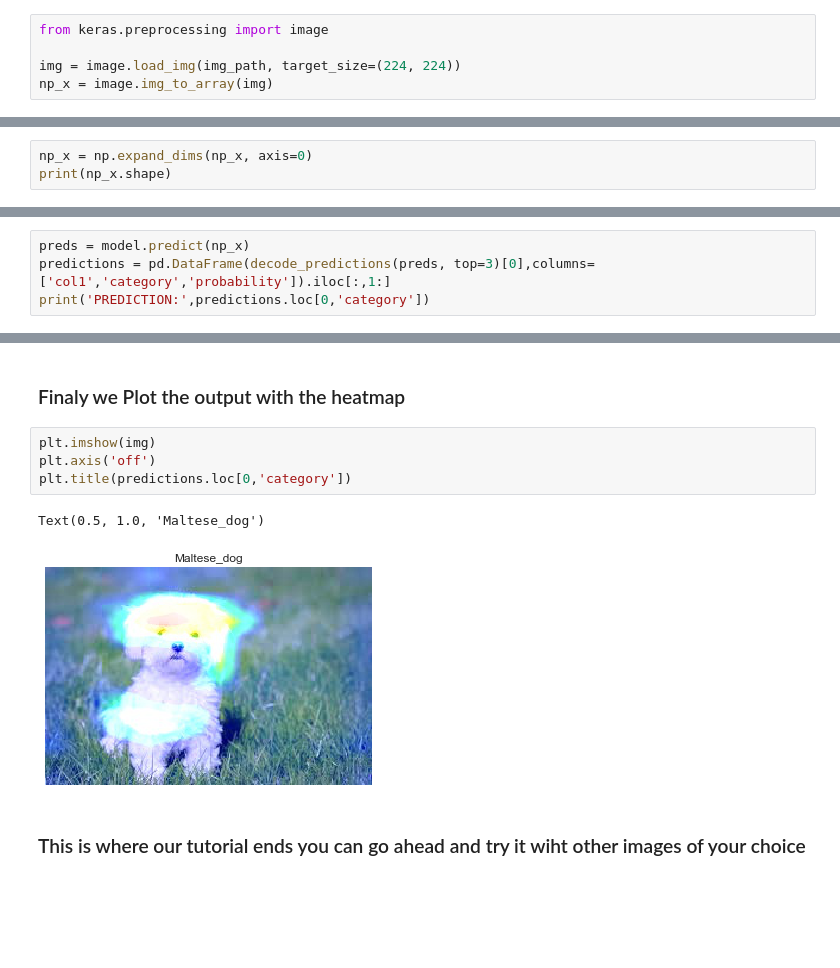
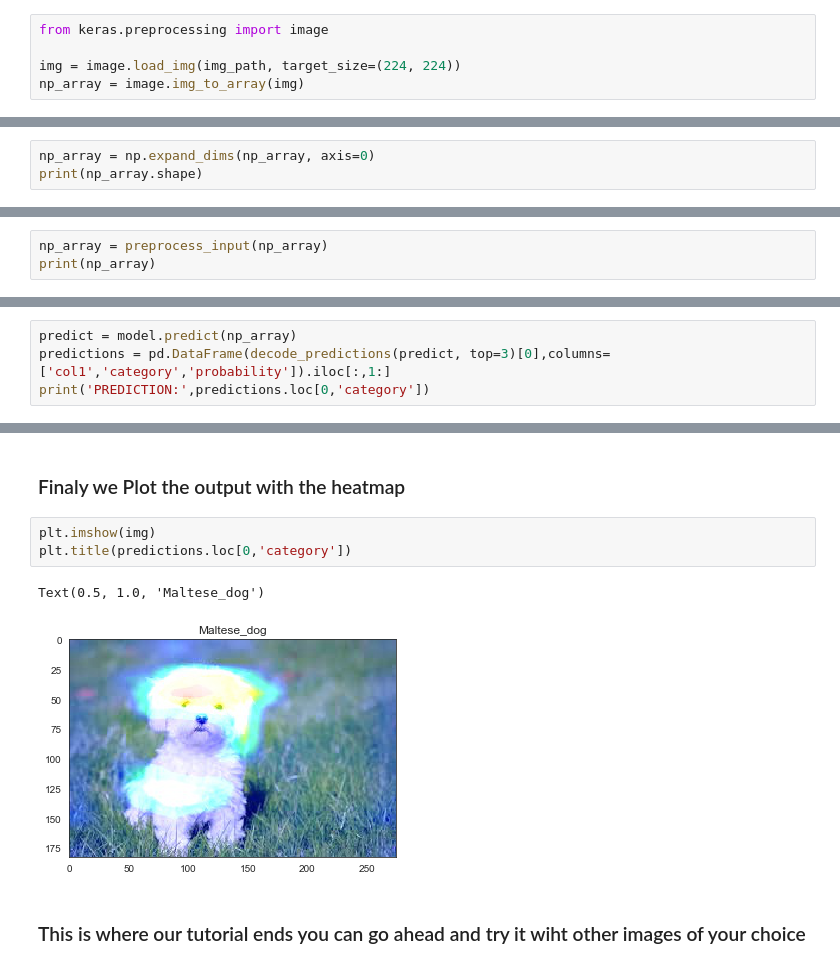
Before and after one commit to Mbah-Javis/How-to-add-activation-heatmaps-to-a-tf.keras-model, a Jupyter notebook: Activation Heatmaps with keras model.ipynb, the cells around one changed output, grey strips where cells are left out. Cells and saved outputs as stored; diff of their text form; blank space fills up the shorter version.

```diff
--- a/Activation Heatmaps with keras model.ipynb
+++ b/Activation Heatmaps with keras model.ipynb
@@ -47,12 +44,12 @@ plt.imshow(img)
 from keras.preprocessing import image
 
 img = image.load_img(img_path, target_size=(224, 224))
-np_x = image.img_to_array(img)
+np_array = image.img_to_array(img)
 # %% [markdown]
 <h3>Now we will reshape the numpy array so that it should be in batch form because the this is how our model accepts input</h3>
 # %%
-np_x = np.expand_dims(np_x, axis=0)
-print(np_x.shape)
+np_array = np.expand_dims(np_array, axis=0)
+print(np_array.shape)
 # %% [output]
 (1, 224, 224, 3)
 # %% [markdown]
@@ -80,0 +57,3 @@ print(np_x)
+# %%
+np_array = preprocess_input(np_array)
+print(np_array)
@@ -81,7 +78,7 @@ print(np_x)
 # %% [markdown]
 <h3>Now we will do predictions on the image and its category</h3>
 # %%
-preds = model.predict(np_x)
-predictions = pd.DataFrame(decode_predictions(preds, top=3)[0],columns=['col1','category','probability']).iloc[:,1:]
+predict = model.predict(np_array)
+predictions = pd.DataFrame(decode_predictions(predict, top=3)[0],columns=['col1','category','probability']).iloc[:,1:]
 print('PREDICTION:',predictions.loc[0,'category'])
 # %% [output]
@@ -170,10 +169,9 @@ img=mpimg.imread(output)
 <h3>Finaly we Plot the output with the heatmap </h3>
 # %%
 plt.imshow(img)
-plt.axis('off')
 plt.title(predictions.loc[0,'category'])
 # %% [output]
 Text(0.5, 1.0, 'Maltese_dog')
-[figure, old version]
+[figure, new version]
 # %% [markdown]
 <h3>This is where our tutorial ends you can go ahead and try it wiht other images of your choice</h3>
```
Also changed, not shown: parts of 10 cells of this notebook.
